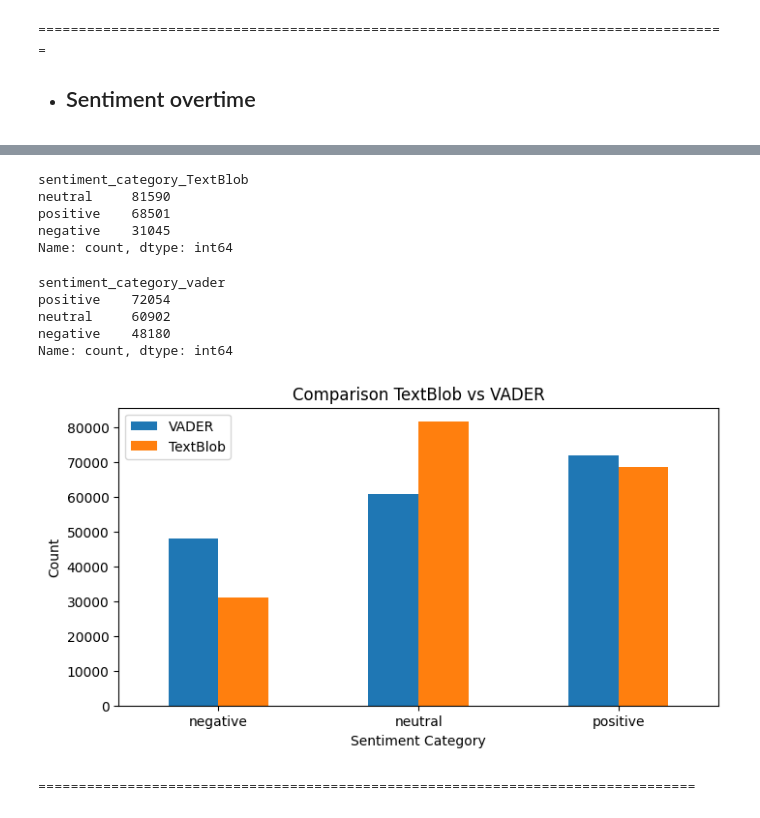
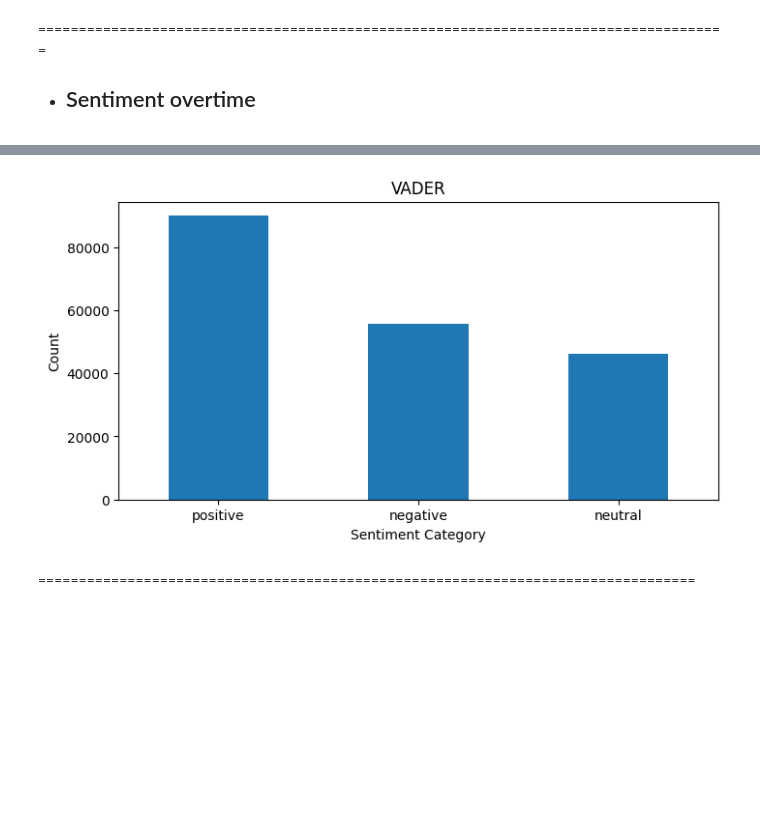
Before and after one commit to ElenaIurchenkoMatlas/twitterelection_dataanalysis, a Jupyter notebook: jb.ipynb, the cells around one changed output, grey strips where cells are left out. Drawn from its saved outputs; the diff is of its cells as text; code cells hidden in the pictures; blank space fills up the shorter version.

```diff
--- a/jb.ipynb
+++ b/jb.ipynb
@@ -550,2 +615,0 @@ jb.loc[:999, 'sentiment_Transformers'] = jb.loc[:999, 'cleaned_tweet'].apply(get
-# %%
-jb.loc[1000:1999, 'sentiment_Transformers'] = jb.loc[1000:1999, 'cleaned_tweet'].apply(get_sentiment_transformers)
@@ -842,7 +958,8 @@ plt.show()
 - ## Sentiment overtime
 # %%
 import matplotlib.pyplot as plt
-# %%
-import pandas as pd
-
-jb = pd.read_csv('C:\Tweeter project\Election dataset\jb_1_en_sent3.csv')
+# %%
+# creat sentiment_category_vader
+jb_Eng_top5.loc[:, 'sentiment_category_vader'] = jb_Eng_top5['sentiment_vader'].apply(
+    lambda x: 'positive' if x > 0 else ('negative' if x < 0 else 'neutral')
+)
@@ -908,0 +996,2 @@ sentiment_vader_counts_us = jb_usa.groupby(['created_at', 'sentiment_category_va
+# %%
+jb_Eng_top5['created_at'] = pd.to_datetime(jb['created_at'],errors='coerce')
@@ -940,34 +1069,13 @@ Index(['created_at', 'tweet', 'likes', 'retweet_count', 'user_screen_name',
-# %%
-jb_usa['sentiment_category_TextBlob'].value_counts()
-# %% [output]
-sentiment_category_TextBlob
-neutral     81590
-positive    68501
-negative    31045
-Name: count, dtype: int64
-# %%
-jb_usa['sentiment_category_vader'].value_counts()
-# %% [output]
-sentiment_category_vader
-positive    72054
-neutral     60902
-negative    48180
-Name: count, dtype: int64
 # %%
-vader_counts = jb_usa['sentiment_category_vader'].value_counts()
-textblob_counts = jb_usa['sentiment_category_TextBlob'].value_counts()
+vader_counts = jb_Eng_top5['sentiment_category_vader'].value_counts()
 
-# Combine the counts into a DataFrame
-sentiment_comparison = pd.DataFrame({
-    'VADER': vader_counts,
-    'TextBlob': textblob_counts})
 
 # Plotting the comparison
-sentiment_comparison.plot(kind='bar', figsize=(8, 4))
-plt.title('Comparison TextBlob vs VADER')
+vader_counts.plot(kind='bar', figsize=(8, 4))
+plt.title('VADER')
 plt.ylabel('Count')
 plt.xlabel('Sentiment Category')
 plt.xticks(rotation=0)
 plt.show()
 # %% [output]
-[figure, old version]
+[figure, new version]
```
Also changed, not shown: parts of 110 cells of this notebook.
